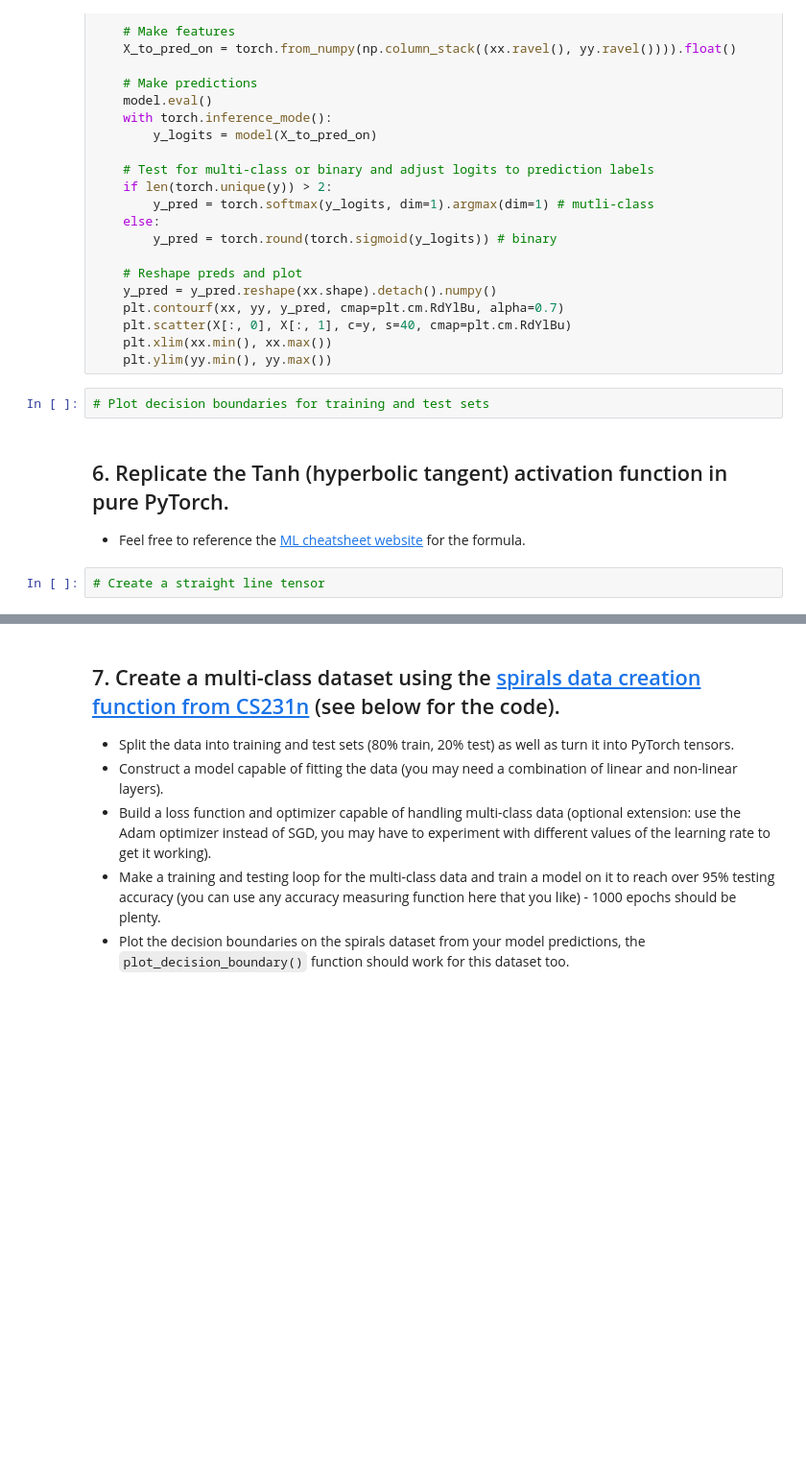
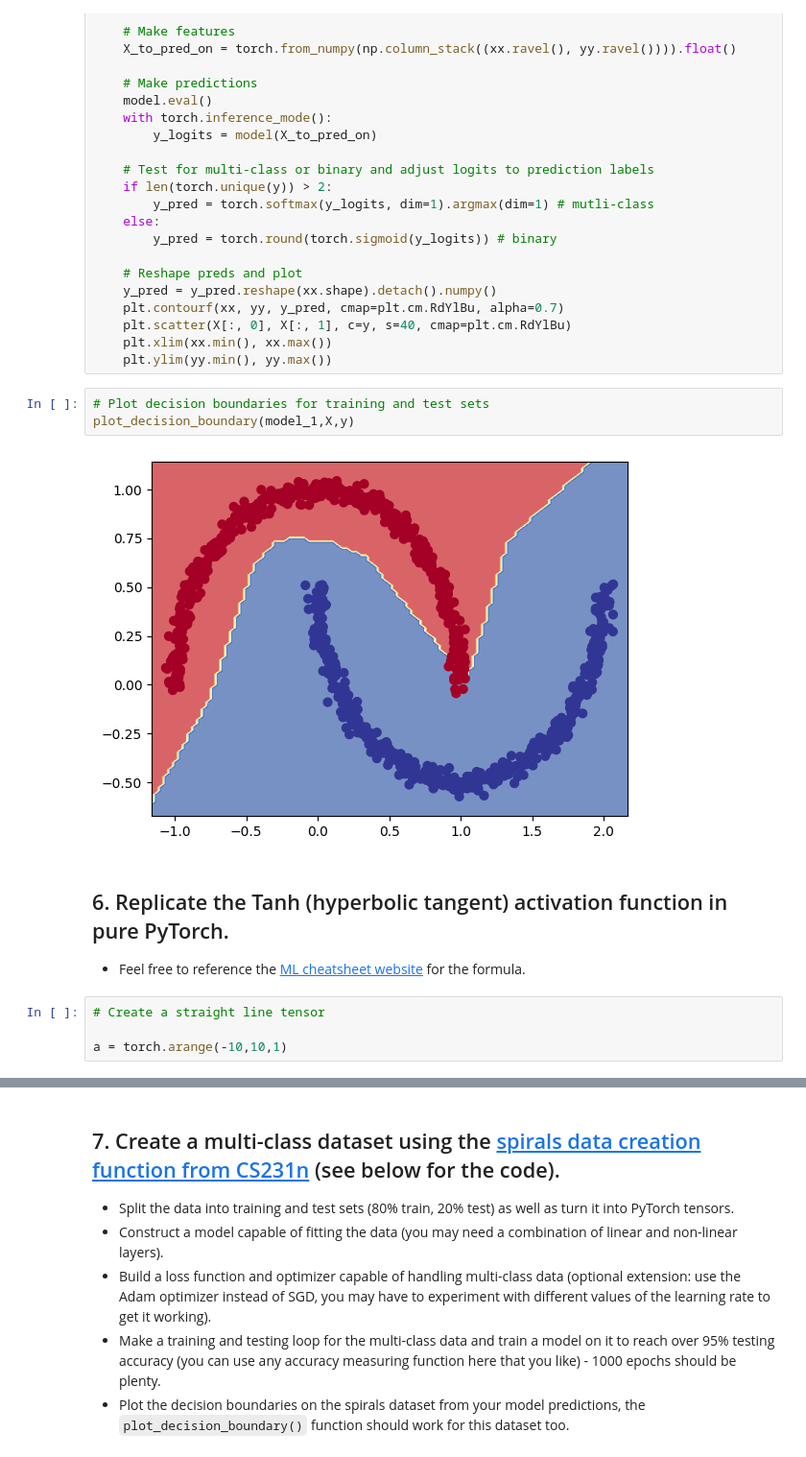
Before and after one commit to saurabhaloneai/Pytorch-complete, a Jupyter notebook: Pytorch_clean_Day2.ipynb, the cells around one changed output, grey strips where cells are left out. Shown: that part at 96% size. Drawn from its saved outputs; the diff is of its cells as text; blank space fills up the shorter version.

```diff
--- a/Pytorch_clean_Day2.ipynb
+++ b/Pytorch_clean_Day2.ipynb
@@ -291,10 +291,15 @@ def plot_decision_boundary(model, X, y):
     plt.ylim(yy.min(), yy.max())
 # %%
 # Plot decision boundaries for training and test sets
+plot_decision_boundary(model_1,X,y)
+# %% [output]
+[figure, added]
 # %% [markdown]
 ## 6. Replicate the Tanh (hyperbolic tangent) activation function in pure PyTorch.
   * Feel free to reference the [ML cheatsheet website](https://ml-cheatsheet.readthedocs.io/en/latest/activation_functions.html#tanh) for the formula.
 # %%
 # Create a straight line tensor
+
+a = torch.arange(-10,10,1)
 # %%
 # Test torch.tanh() on the tensor and plot it
```
Also changed, not shown: parts of 4 cells of this notebook.
